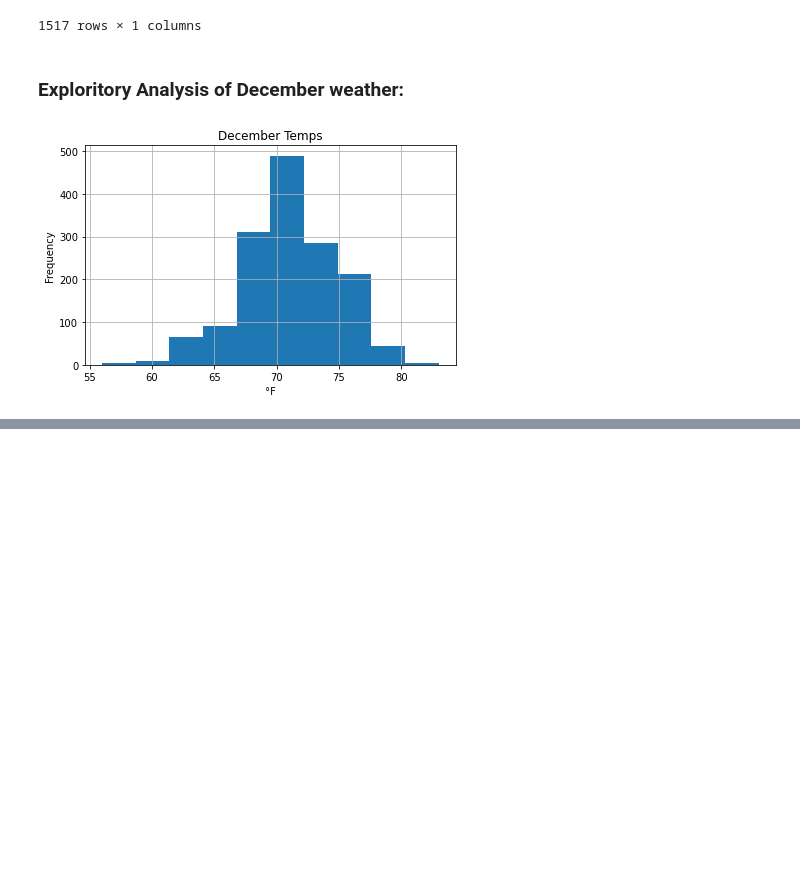
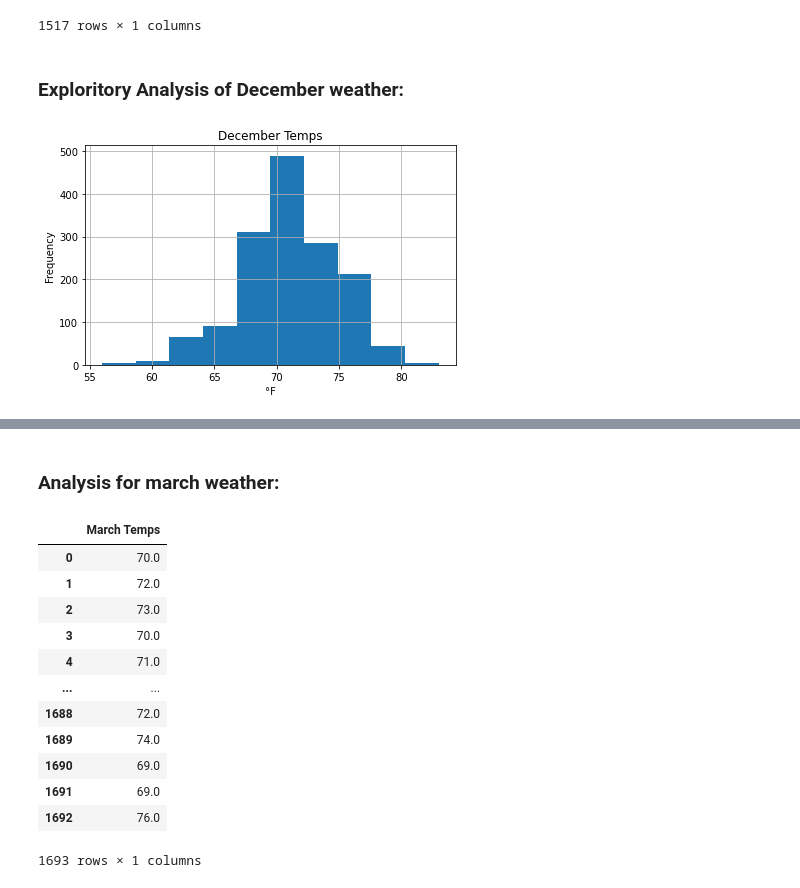
Before and after one commit to Brotherscodes/Surfs_Up, a Jupyter notebook: SurfsUp_Challenge.ipynb, the cells around one changed output, grey strips where cells are left out. Cells and saved outputs as stored; diff of their text form; code cells hidden in the pictures; blank space fills up the shorter version.

```diff
--- a/SurfsUp_Challenge.ipynb
+++ b/SurfsUp_Challenge.ipynb
@@ -139,3 +149,5 @@ dec_temp_stats
 # Export DataFrame as PNG to Images folder for README:
 
 dfi.export(dec_temp_stats,"Images/dec_temp_stats_summary.tiff")
+# %% [markdown]
+### Analysis for march weather:
@@ -141,0 +156,19 @@ dfi.export(dec_temp_stats,"Images/dec_temp_stats_summary.tiff")
+# %%
+march_temps_list = [temp.tobs for temp in march_temps]
+
+march_temps_df = pd.DataFrame(march_temps_list, columns=['March Temps'])
+march_temps_df
+# %% [output]
+|  | March Temps |
+| 0 | 70.0 |
+| 1 | 72.0 |
+| 2 | 73.0 |
+| 3 | 70.0 |
+| 4 | 71.0 |
+| ... | ... |
+| 1688 | 72.0 |
+| 1689 | 74.0 |
+| 1690 | 69.0 |
+| 1691 | 69.0 |
+| 1692 | 76.0 |
+1693 rows × 1 columns
```
Also changed, not shown: parts of 10 cells of this notebook, 5 other files.
